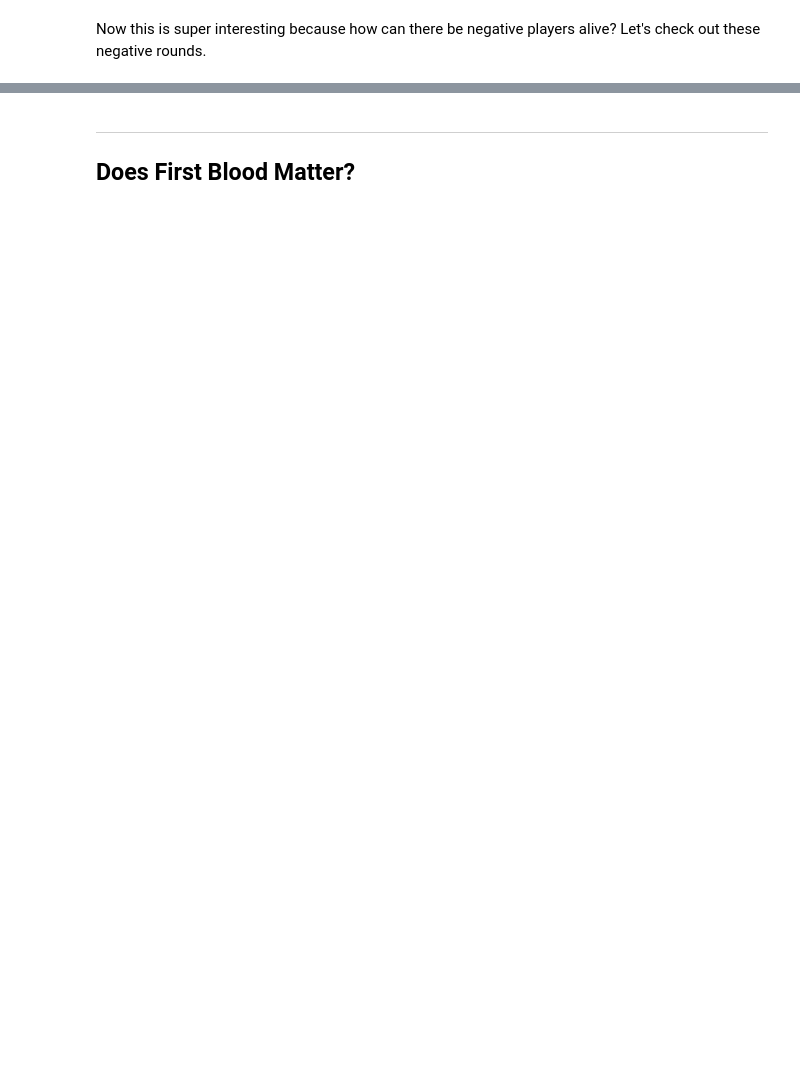
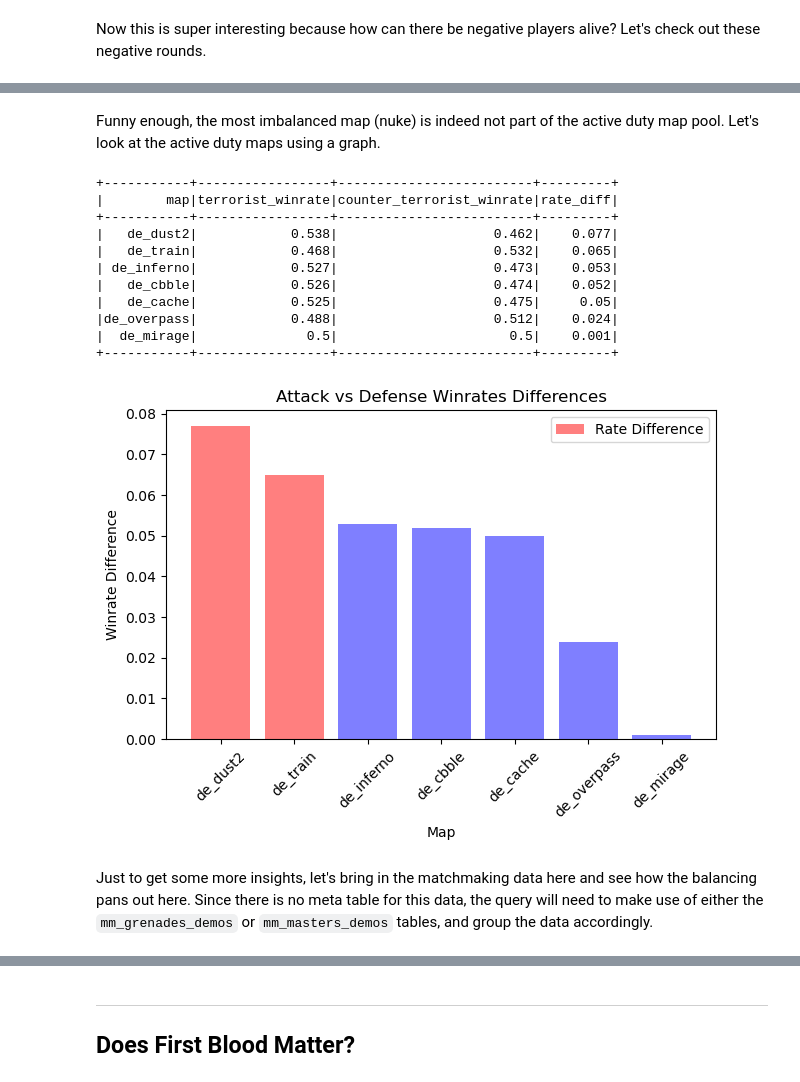
Before and after one commit to ashleyradford/spark-analysis, a Jupyter notebook: csgo_analysis.ipynb, the cells around one changed output, grey strips where cells are left out. Cells and saved outputs as stored; diff of their text form; code cells hidden in the pictures; blank space fills up the shorter version.

```diff
--- a/csgo_analysis.ipynb
+++ b/csgo_analysis.ipynb
@@ -302,0 +304,7 @@ The data is pretty straightforward and doesn't require any necessary cleaning. O
+# %%
+mmg_df = spark.read.load('hdfs://orion08:24001/csgo/mm_grenades_demos.csv',
+                         format='csv',
+                         sep=',',
+                         inferSchema='true',
+                         header='true')
+mmg_df.count()
@@ -805,0 +916,44 @@ Defense vs Attack Sided Maps
+# %% [markdown]
+Funny enough, the most imbalanced map (nuke) is indeed not part of the active duty map pool. Let's look at the active duty maps using a graph.
+# %%
+# get the attack and defense sided percentages in scrim play
+esea_cmap_rates = spark.sql("SELECT map,\
+                            ROUND(SUM(IF(winner_side = 'Terrorist', 1, 0)) / COUNT(round), 3) AS terrorist_winrate,\
+                            ROUND(SUM(IF(winner_side = 'CounterTerrorist', 1, 0)) / COUNT(round), 3) AS counter_terrorist_winrate,\
+                            ROUND(ABS(SUM(IF(winner_side = 'Terrorist', 1, 0)) / COUNT(round) - SUM(IF(winner_side = 'CounterTerrorist', 1, 0)) / COUNT(round)), 3) AS rate_diff\
+                        FROM meta_table\
+                        WHERE map IN ('de_cache', 'de_cbble', 'de_dust2', 'de_inferno', 'de_mirage', 'de_overpass', 'de_train')\
+                        GROUP BY map\
+                        ORDER BY rate_diff DESC")
+esea_cmap_rates.show()
+
+# plot the data as a bar graph
+esea_cmap_rates_pd = esea_cmap_rates.toPandas()
+plt.bar(esea_cmap_rates_pd['map'], esea_cmap_rates_pd['rate_diff'], label='Rate Difference',
+        alpha=0.5, color=['blue' if x <= 0.06 else 'red' for x in esea_cmap_rates_pd['rate_diff']])
+
+# customize the plot
+plt.xlabel('Map')
+plt.ylabel('Winrate Difference')
+plt.title('Attack vs Defense Winrates Differences')
+plt.xticks(rotation=45)
+plt.legend()
+
+# display the plot
+plt.tight_layout()
+plt.show()
+# %% [output]
++-----------+-----------------+-------------------------+---------+
+|        map|terrorist_winrate|counter_terrorist_winrate|rate_diff|
++-----------+-----------------+-------------------------+---------+
+|   de_dust2|            0.538|                    0.462|    0.077|
+|   de_train|            0.468|                    0.532|    0.065|
+| de_inferno|            0.527|                    0.473|    0.053|
+|   de_cbble|            0.526|                    0.474|    0.052|
+|   de_cache|            0.525|                    0.475|     0.05|
+|de_overpass|            0.488|                    0.512|    0.024|
+|  de_mirage|              0.5|                      0.5|    0.001|
++-----------+-----------------+-------------------------+---------+
+[figure, added]
+# %% [markdown]
+Just to get some more insights, let's bring in the matchmaking data here and see how the balancing pans out here. Since there is no meta table for this data, the query will need to make use of either the `mm_grenades_demos` or `mm_masters_demos` tables, and group the data accordingly.
```
Also changed, not shown: parts of 60 cells of this notebook.
